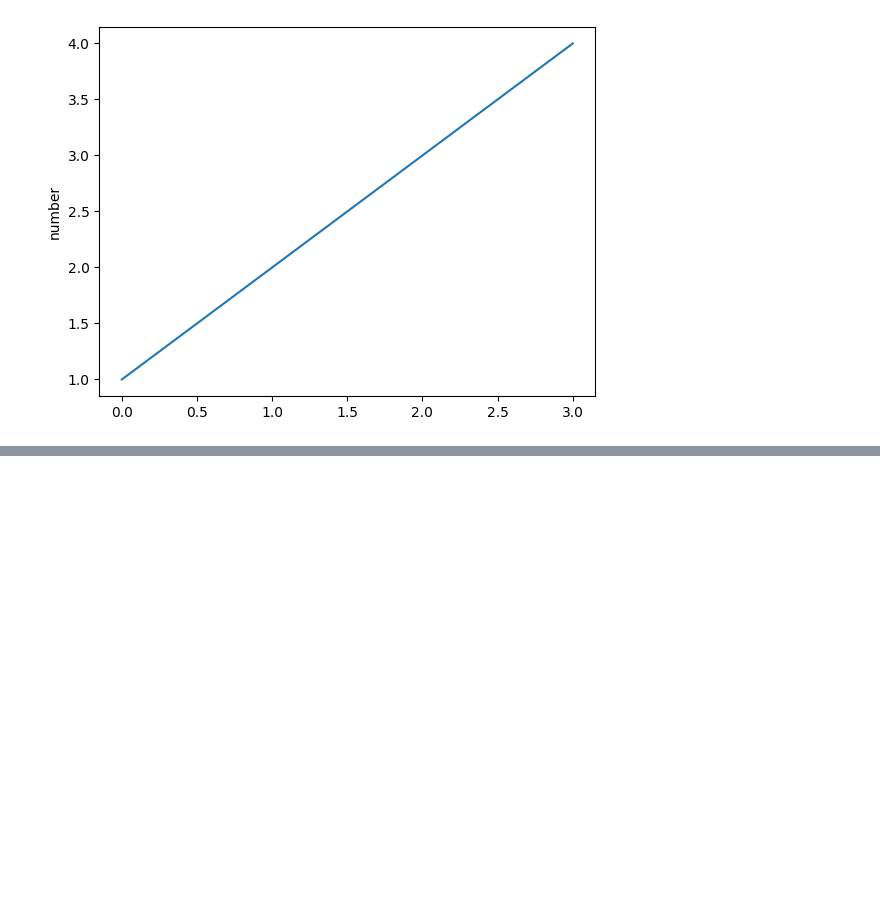
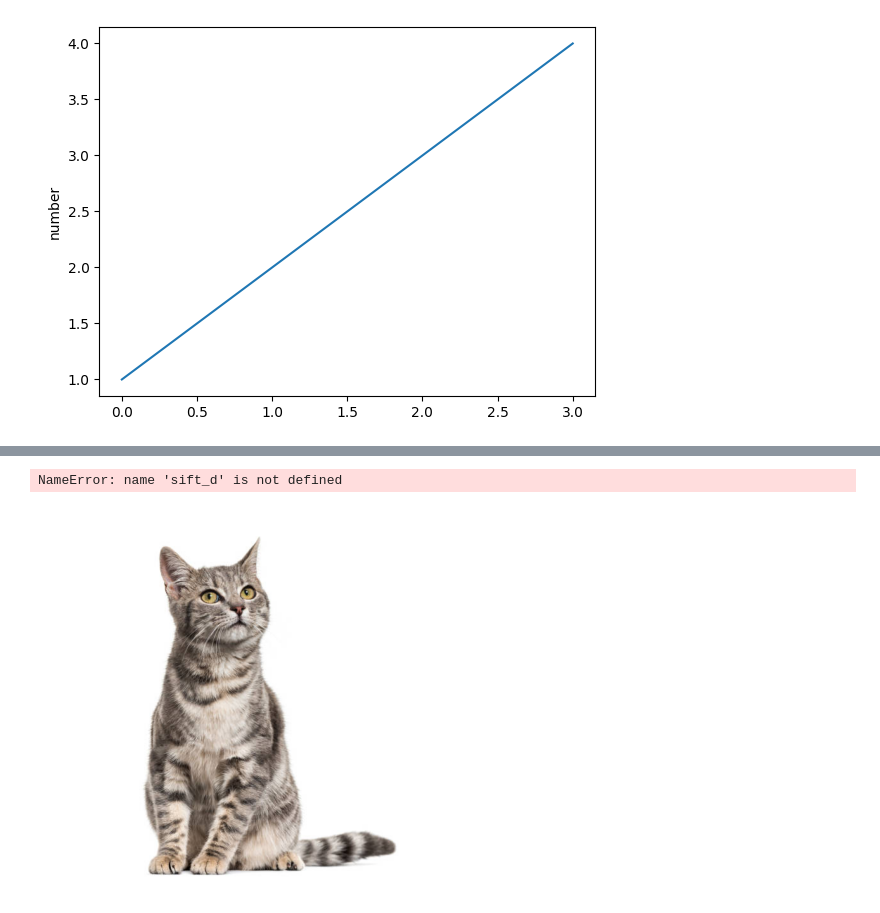
Before and after one commit to mark5o/boy, a Jupyter notebook: Untitled-1.ipynb, the cells around one changed output, grey strips where cells are left out. Cells and saved outputs as stored; diff of their text form; code cells hidden in the pictures; blank space fills up the shorter version.

```diff
--- a/Untitled-1.ipynb
+++ b/Untitled-1.ipynb
@@ -709,0 +789,16 @@ vid.release()
+# %%
+sift_d.detectAndCompute(img1)
+# %% [output]
+NameError: name 'sift_d' is not defined
+# %%
+import matplotlib.pyplot as plt
+def imshow(im, title='',type='',cv=True):
+    if type:
+        plt.imshow(im,cmap=type)
+    else:
+        if cv:
+            plt.imshow(im[:,:,::-1])
+        else:
+            plt.imshow(im)
+    plt.title(title)
+    plt.axis('off')
@@ -709,0 +816,4 @@ vid.release()
+# %%
+imshow(cat)
+# %% [output]
+[figure, added]
```
Also changed, not shown: parts of 35 cells of this notebook, 25 other files.
